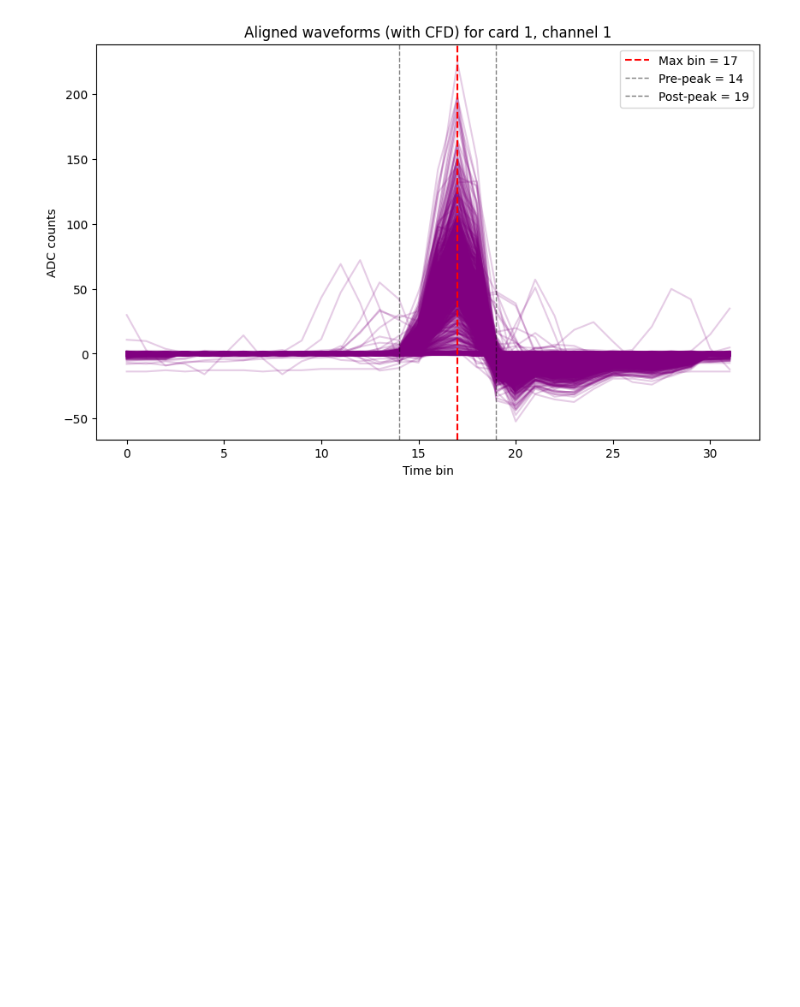
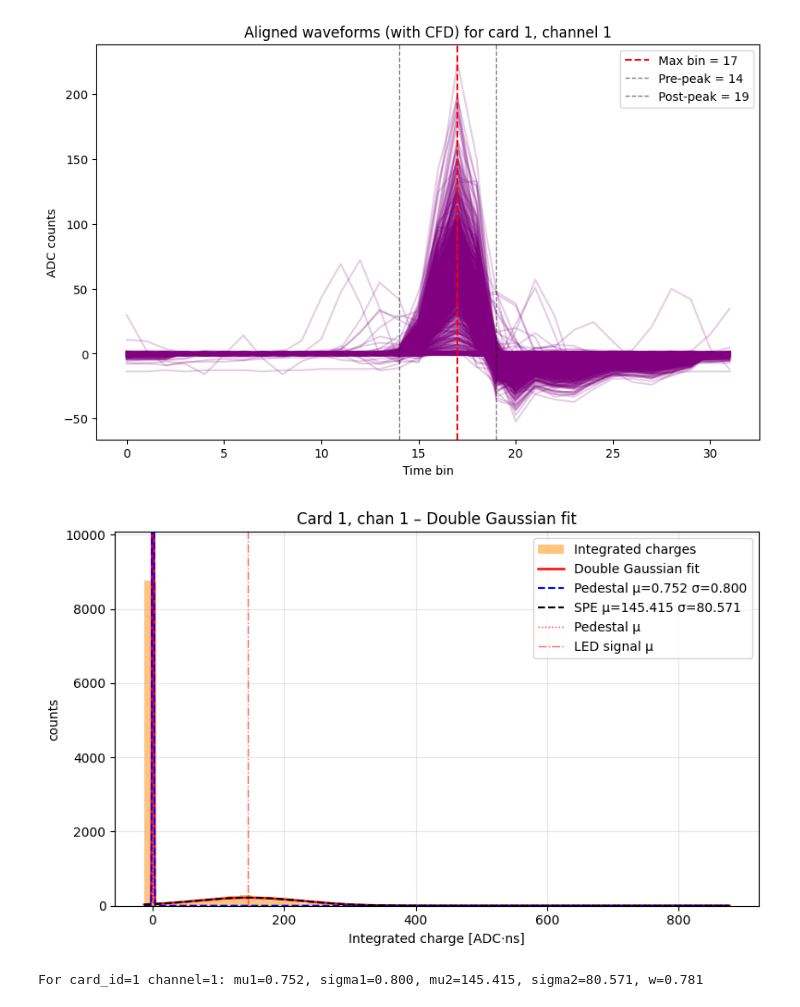
Before and after one commit to elenaramos44/WCTE_MC-Data_Validation_with_GAIN_Calibration, a Jupyter notebook: LED_calibration.ipynb, the cells around one changed output. Cells and saved outputs as stored; diff of their text form; code cells hidden in the pictures; blank space fills up the shorter version.

```diff
--- a/LED_calibration.ipynb
+++ b/LED_calibration.ipynb
@@ -175 +226,39 @@ plt.show()
+# %%
+# Plot
+plt.figure(figsize=(8,5))
+bins = np.linspace(signal_charges.min() - 5, signal_charges.max() + 5, 50)
+counts, bins_hist, _ = plt.hist(signal_charges, bins=bins, color="darkorange", alpha=0.5, label="Integrated charges", density=False)
+
+bin_width = bins[1] - bins[0]
+N = len(signal_charges)
+x_vals = np.linspace(bins[0], bins[-1], 2000)
+
+pdf_total = double_gauss_pdf(x_vals, mu1, sigma1, mu2, sigma2, w)
+pdf_ped   = w * norm.pdf(x_vals, mu1, sigma1)
+pdf_spe   = (1-w) * norm.pdf(x_vals, mu2, sigma2)
+
+pdf_total_counts = pdf_total * N * bin_width
+pdf_ped_counts   = pdf_ped * N * bin_width
+pdf_spe_counts   = pdf_spe * N * bin_width
+
+plt.plot(x_vals, pdf_total_counts, 'r-', lw=1.8, label="Double Gaussian fit")
+plt.plot(x_vals, pdf_ped_counts, 'b--', lw=1.5, label=f"Pedestal μ={mu1:.3f} σ={sigma1:.3f}")
+plt.plot(x_vals, pdf_spe_counts, 'k--', lw=1.5, label=f"SPE μ={mu2:.3f} σ={sigma2:.3f}")
+
+plt.axvline(mu1, color='red', linestyle=':', lw=1, alpha=0.8, label= "Pedestal μ")
+plt.axvline(mu2, color='red', linestyle='-.', lw=1, alpha=0.6, label="LED signal μ")
+
+plt.ylim(0, np.max(counts)*1.15)
+plt.xlabel("Integrated charge [ADC·ns]")
+plt.ylabel("counts")
+plt.title(f"Card {card_id}, chan {chan} – Double Gaussian fit")
+plt.grid(alpha=0.3, which='both')
+plt.legend()
+plt.tight_layout()
+plt.show()
+
+print(f"For card_id={card_id} channel={chan}: mu1={mu1:.3f}, sigma1={sigma1:.3f}, mu2={mu2:.3f}, sigma2={sigma2:.3f}, w={w:.3f}")
+# %% [output]
+[figure, added]
+For card_id=1 channel=1: mu1=0.752, sigma1=0.800, mu2=145.415, sigma2=80.571, w=0.781
 # %%
```
Also changed, not shown: parts of 7 cells of this notebook, 1 other file.
